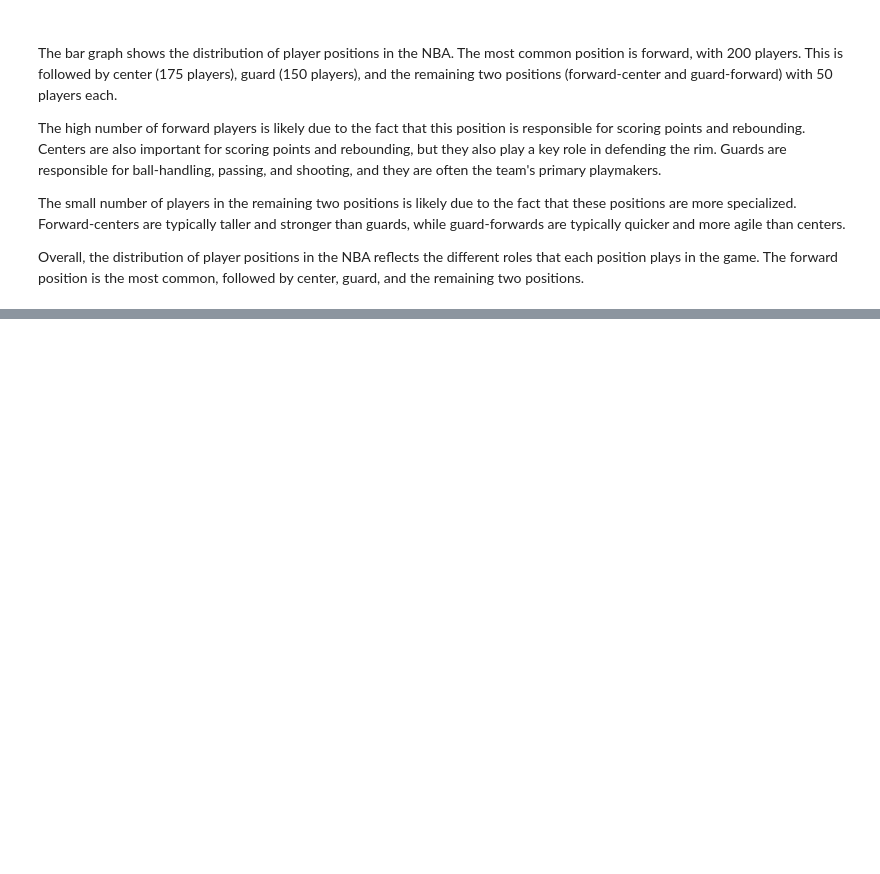
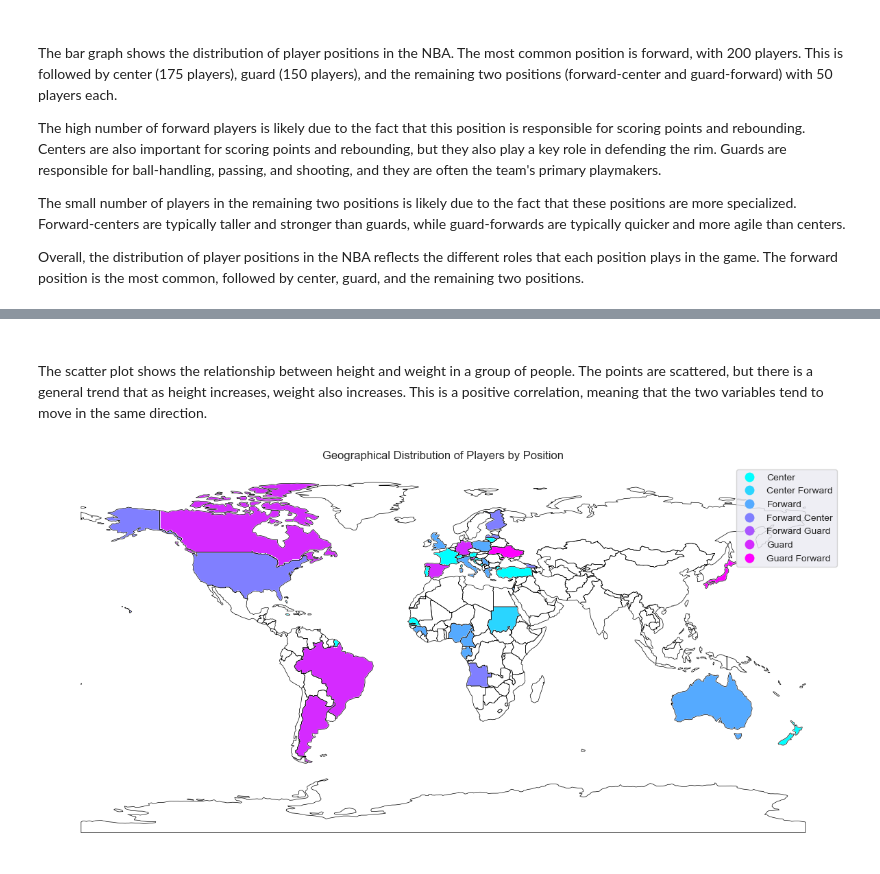
Before and after one commit to Mohammed-Mebarek-Mecheter/Basic-Data-Analysis-Projects, a Jupyter notebook: NBA Active Players Data (+Images)/Visualization and Interpretation.ipynb, the cells around one changed output, grey strips where cells are left out. Cells and saved outputs as stored; diff of their text form; code cells hidden in the pictures; blank space fills up the shorter version.

```diff
--- a/NBA Active Players Data (+Images)/Visualization and Interpretation.ipynb
+++ b/NBA Active Players Data (+Images)/Visualization and Interpretation.ipynb
@@ -27,0 +52,19 @@ Overall, the distribution of player positions in the NBA reflects the different
+# %% [markdown]
+######
+The scatter plot shows the relationship between height and weight in a group of people. The points are scattered, but there is a general trend that as height increases, weight also increases. This is a positive correlation, meaning that the two variables tend to move in the same direction.
+# %%
+# Load the world shapefile
+world = gpd.read_file('data/ne_110m_admin_0_countries.zip')
+
+# Merge the world shapefile with the player dataset based on 'country' column
+merged_data = world.merge(nba, left_on='NAME', right_on='country', how='left')
+
+# Create a map-based visualization
+fig, ax = plt.subplots(1, 1, figsize=(15, 10))
+world.boundary.plot(ax=ax, linewidth=0.5, color='k')
+merged_data.plot(column='position', cmap='cool', legend=True, ax=ax)
+plt.title('Geographical Distribution of Players by Position')
+ax.axis('off')
+plt.show()
+# %% [output]
+[figure, added]
```
Also changed, not shown: parts of 5 cells of this notebook.
